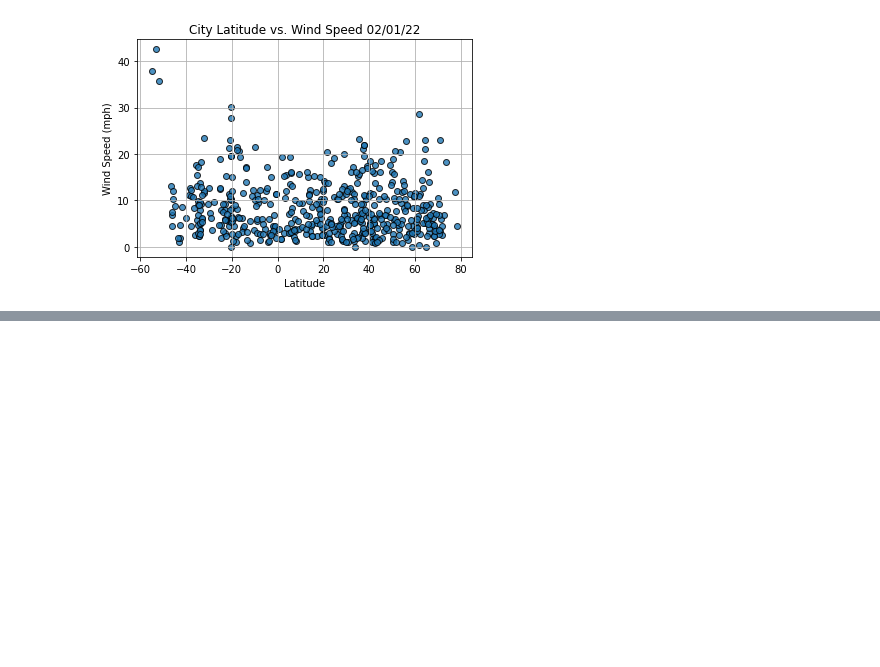
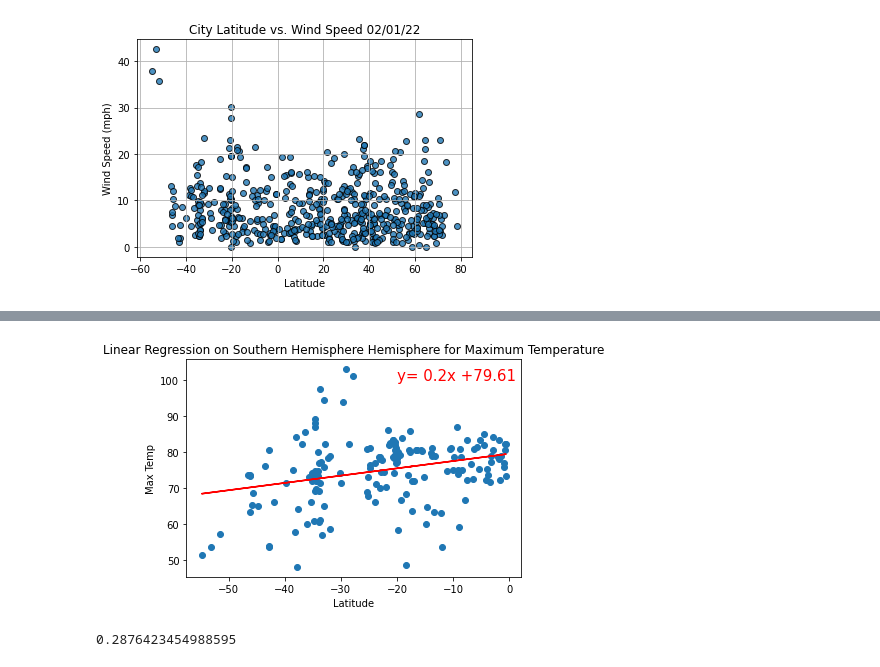
Before and after one commit to Jimmy-1310/World_Weather_Analysis, a Jupyter notebook: WeatherPy.ipynb, the cells around one changed output, grey strips where cells are left out. Drawn from its saved outputs; the diff is of its cells as text; code cells hidden in the pictures; blank space fills up the shorter version.

```diff
--- a/WeatherPy.ipynb
+++ b/WeatherPy.ipynb
@@ -280,0 +313,7 @@ plt.show()
+# %%
+#Linear regresion on the Southern Hemisphere
+plot_linear_regression(southern_hemi_df["Lat"],southern_hemi_df["Max Temp"],
+                      "Linear Regression on Southern Hemisphere Hemisphere for Maximum Temperature","Max Temp",(-20,100))
+# %% [output]
+[figure, added]
+0.2876423454988595
```
Also changed, not shown: parts of 11 cells of this notebook, 14 other files.
